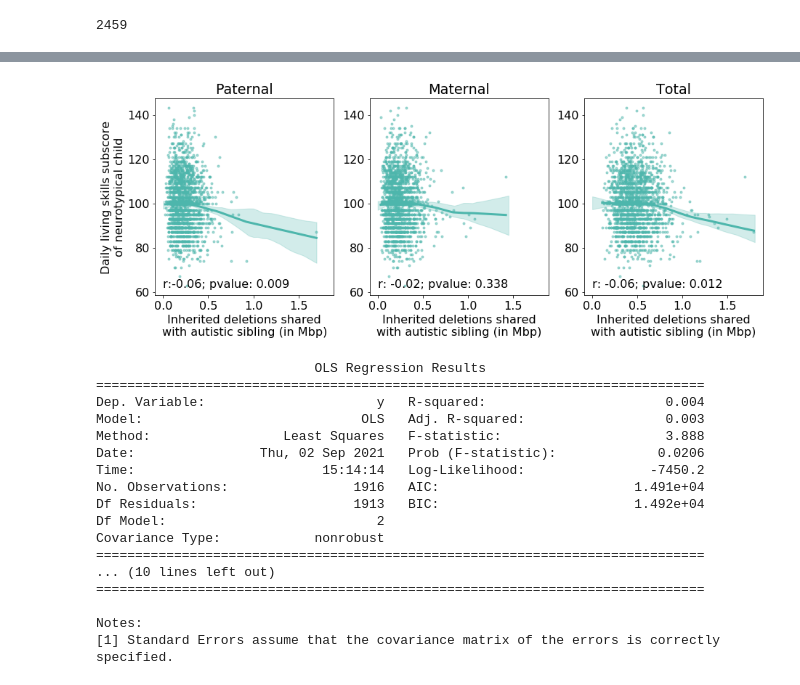
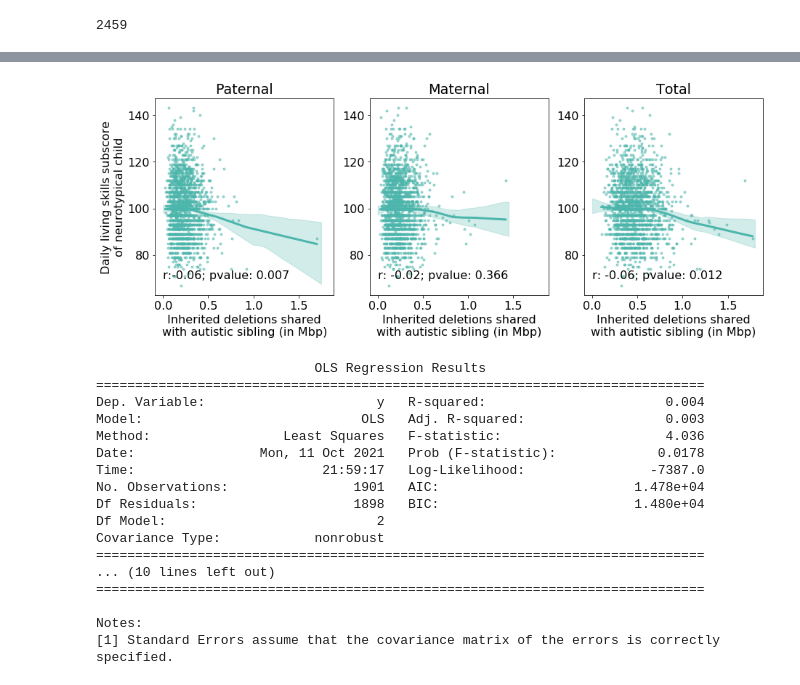
Before and after one commit to kpaskov/PhasingFamilies, a Jupyter notebook: analysis/Deletion-Burden-Subclinical-Phenotype.ipynb, the cells around one changed output, grey strips where cells are left out. Drawn from its saved outputs; the diff is of its cells as text; code cells hidden in the pictures.

```diff
--- a/analysis/Deletion-Burden-Subclinical-Phenotype.ipynb
+++ b/analysis/Deletion-Burden-Subclinical-Phenotype.ipynb
@@ -15,8 +15,7 @@ import matplotlib
 import csv
 # %%
 ped_file = '../../DATA/ssc.hg38/ssc.ped'
-phase_dir = '../phased_ssc.hg38_del'
-sim_file = '../sibpair_similarity/ssc.hg38_del_similarity.txt'
+phase_dir = '../ssc.hg38'
 
 #ped_file = '../../DATA/ssc/ssc.ped'
 #phase_dir = '../phased_ssc_del_qs'
@@ -25,11 +24,9 @@ sim_file = '../sibpair_similarity/ssc.hg38_del_similarity.txt'
 colors=['#ef6c00', '#4db6ac', '#ce93d8ff']
 # %%
 sibpair_to_sim = dict()
-with open(sim_file, 'r') as f:
-    next(f) # skip header
-    for line in f:
-        pieces = line.strip().split('\t')
-        sibpair_to_sim[(pieces[0], tuple(sorted([pieces[1], pieces[2]])))] = (float(pieces[3]), float(pieces[4]))
+with open('%s/sibpairs.json' % phase_dir, 'r') as f:
+    for sibpair in json.load(f):
+        sibpair_to_sim[(sibpair[0][1], tuple(sorted([sibpair[0][2], sibpair[0][3]])))] = (sibpair[1], sibpair[2])
 
 # pull affected status
 # (0=unknown; 1=unaffected; 2=affected)
@@ -180,7 +179,6 @@ print(np.sum(is_sim_outlier))
 plt.scatter(sim[:, 0], sim[:, 1], alpha=0.1, marker='.')
 plt.scatter(sim[is_sim_outlier, 0], sim[is_sim_outlier, 1])
 
-print(np.max(deletions_match[~is_outlier, :]))
 
 plt.subplot(1, 2, 2)
 
@@ -205,4 +203,6 @@ plt.scatter(np.clip(np.log10(deletions_match[is_del_outlier, 0]), 0, None),
 plt.show()
 
 is_outlier = is_sim_outlier | is_del_outlier
+is_outlier[:] = False
+print(np.max(deletions_match[~is_outlier, :]))
 # %% [output]
@@ -368,7 +373,7 @@ plt.fill_between(intervals[:end_index], np.quantile(bootstraps[:end_index, i, 1,
 
 #plt.legend()
 #plt.axhline(100, color='black', linestyle='--')
-plt.text(0, 62, 'r:%0.2f; pvalue: %0.3f' % stats.pearsonr(deletions_match[indices, 1]/1000000, nt_phen[indices, i]))
+plt.text(0, 70, 'r:%0.2f; pvalue: %0.3f' % stats.pearsonr(deletions_match[indices, 1]/1000000, nt_phen[indices, i]))
 plt.title('Paternal')
 plt.xlabel('Inherited deletions shared\nwith autistic sibling (in Mbp)')
 plt.ylabel('Daily living skills subscore\nof neurotypical child')
@@ -387,38 +392,38 @@ plt.plot(l[:, 0], l[:, 1], linewidth=3, label='mat (r=%0.2f\npvalue=%0.3f)' % st
 plt.fill_between(intervals[:end_index], np.quantile(bootstraps[:end_index, i, 0, :], 0.95, axis=1),
                     np.quantile(bootstraps[:end_index, i, 0, :], 0.05, axis=1), alpha=0.25, color=colors[1])
 
-plt.text(0, 62, 'r: %0.2f; pvalue: %0.3f' % stats.pearsonr(deletions_match[indices, 0]/1000000, nt_phen[indices, i]))
+plt.text(0, 70, 'r: %0.2f; pvalue: %0.3f' % stats.pearsonr(deletions_match[indices, 0]/1000000, nt_phen[indices, i]))
 plt.title('Maternal')
 #plt.legend()
 #plt.axhline(100, color='black', linestyle='--')
 plt.xlabel('Inherited deletions shared\nwith autistic sibling (in Mbp)')
 #plt.ylabel('Vineland II subscore\nof neurotypical child')
 
 plt.subplot(1, 3, 3, sharex=ax, sharey=ax)
 plt.scatter(np.sum(deletions_match[indices, :], axis=1)/1000000, nt_phen[indices, i],
                 marker='.', alpha=0.5, color=colors[1])
 l = sm.nonparametric.lowess(nt_phen[indices, i], np.sum(deletions_match[indices, :], axis=1)/1000000, return_sorted=True)
 end_index = np.searchsorted(intervals, l[-1, 0])+1
 plt.plot(l[:, 0], l[:, 1], linewidth=3, label='total (r=%0.2f\npvalue=%0.3f)' % stats.pearsonr(np.sum(deletions_match[indices, :], axis=1)/1000000, nt_phen[indices, i]),
             color=colors[1])
 plt.fill_between(intervals[:end_index], np.quantile(bootstraps[:end_index, i, 2, :], 0.95, axis=1),
                     np.quantile(bootstraps[:end_index, i, 2, :], 0.05, axis=1), alpha=0.25, color=colors[1])
 
 
-plt.text(0, 62, 'r: %0.2f; pvalue: %0.3f' % stats.pearsonr(np.sum(deletions_match[indices, :], axis=1)/1000000, nt_phen[indices, i]))
+plt.text(0, 70, 'r: %0.2f; pvalue: %0.3f' % stats.pearsonr(np.sum(deletions_match[indices, :], axis=1)/1000000, nt_phen[indices, i]))
 #plt.legend()
 #plt.axhline(100, color='black', linestyle='--')
 plt.title('Total')
 plt.xlabel('Inherited deletions shared\nwith autistic sibling (in Mbp)')
 #plt.ylabel('Vineland II subscore\nof neurotypical child')
 
 
 #plt.tight_layout()
 plt.savefig('../plots/subclinical.png', dpi=fig.dpi, bbox_inches='tight')
 
 #plt.show()
 # %% [output]
-[figure, old version]
+[figure, new version]
 # %%
 X = np.hstack((deletions_match[indices, :]/1000000, np.ones((np.sum(indices), 1))))
 y = nt_phen[indices, i]
@@ -431,11 +436,11 @@ print(result.summary())
 ==============================================================================
 Dep. Variable:                      y   R-squared:                       0.004
 Model:                            OLS   Adj. R-squared:                  0.003
-Method:                 Least Squares   F-statistic:                     3.888
-Date:                Thu, 02 Sep 2021   Prob (F-statistic):             0.0206
-Time:                        15:14:14   Log-Likelihood:                -7450.2
-No. Observations:                1916   AIC:                         1.491e+04
-Df Residuals:                    1913   BIC:                         1.492e+04
+Method:                 Least Squares   F-statistic:                     4.036
+Date:                Mon, 11 Oct 2021   Prob (F-statistic):             0.0178
+Time:                        21:59:17   Log-Likelihood:                -7387.0
+No. Observations:                1901   AIC:                         1.478e+04
+Df Residuals:                    1898   BIC:                         1.480e+04
 Df Model:                           2
 Covariance Type:            nonrobust
 ==============================================================================
```
Also changed, not shown: parts of 7 cells of this notebook, 15 other files.
